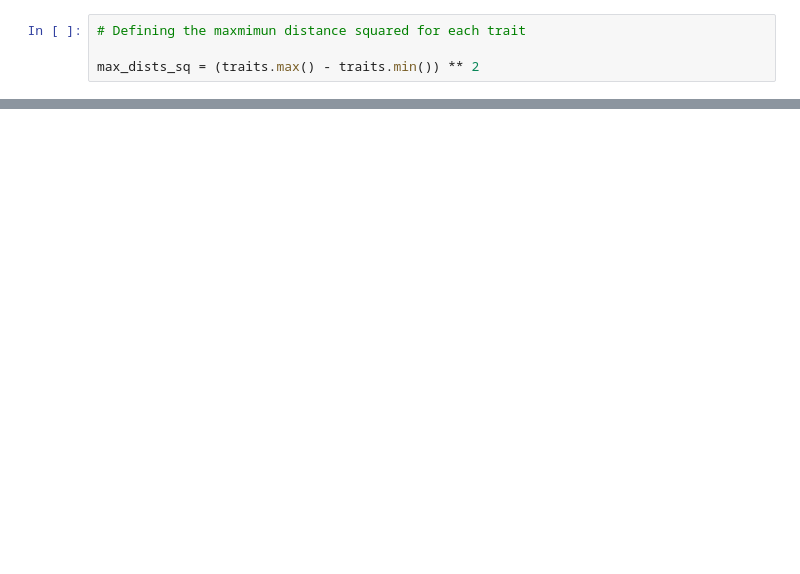
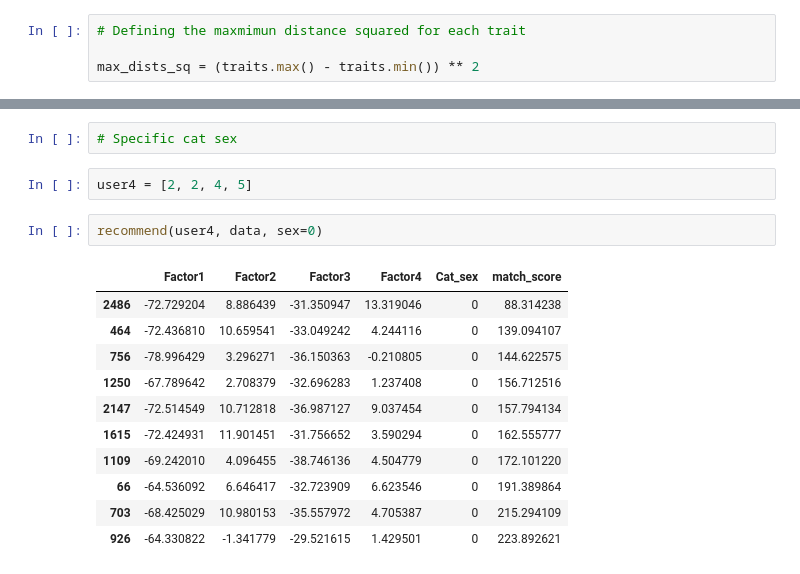
Before and after one commit to lemonsterpie/LHL-Final-Cat-Personality-Clustering, a Jupyter notebook: notebooks/recommender.ipynb, the cells around one changed output, grey strips where cells are left out. Cells and saved outputs as stored; diff of their text form; blank space fills up the shorter version.

```diff
--- a/notebooks/recommender.ipynb
+++ b/notebooks/recommender.ipynb
@@ -185,0 +198,18 @@ array([-1.09788112,  3.04265881,  0.44111017, ..., -1.57584742,
+# %%
+# Specific cat sex
+# %%
+user4 = [2, 2, 4, 5]
+# %%
+recommend(user4, data, sex=0)
+# %% [output]
+|  | Factor1 | Factor2 | Factor3 | Factor4 | Cat_sex | match_score |
+| 2486 | -72.729204 | 8.886439 | -31.350947 | 13.319046 | 0 | 88.314238 |
+| 464 | -72.436810 | 10.659541 | -33.049242 | 4.244116 | 0 | 139.094107 |
+| 756 | -78.996429 | 3.296271 | -36.150363 | -0.210805 | 0 | 144.622575 |
+| 1250 | -67.789642 | 2.708379 | -32.696283 | 1.237408 | 0 | 156.712516 |
+| 2147 | -72.514549 | 10.712818 | -36.987127 | 9.037454 | 0 | 157.794134 |
+| 1615 | -72.424931 | 11.901451 | -31.756652 | 3.590294 | 0 | 162.555777 |
+| 1109 | -69.242010 | 4.096455 | -38.746136 | 4.504779 | 0 | 172.101220 |
+| 66 | -64.536092 | 6.646417 | -32.723909 | 6.623546 | 0 | 191.389864 |
+| 703 | -68.425029 | 10.980153 | -35.557972 | 4.705387 | 0 | 215.294109 |
+| 926 | -64.330822 | -1.341779 | -29.521615 | 1.429501 | 0 | 223.892621 |
```
Also changed, not shown: parts of 39 cells of this notebook, 2 other files.
